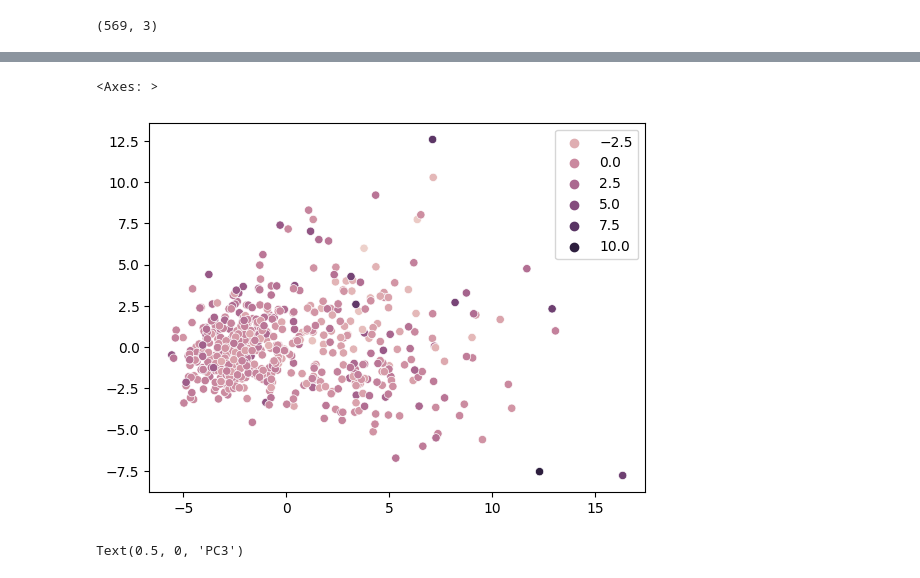
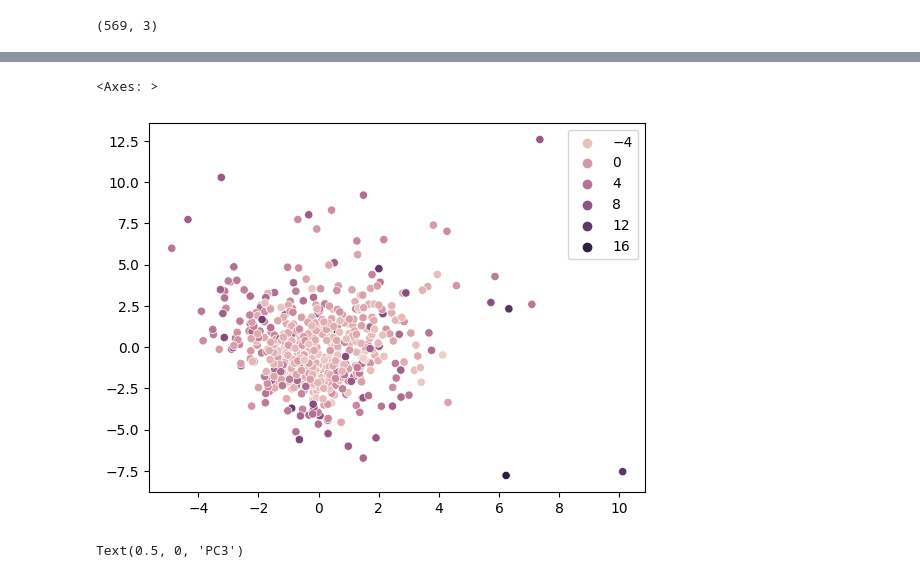
Before and after one commit to flyinacres/dimensionality, a Jupyter notebook: pcawp.ipynb, the cells around one changed output, grey strips where cells are left out. Saved outputs shown, nothing was run; the diff lists cells and outputs as text; code cells hidden in the pictures.

Commit message:
Experimenting with different plotting settings

```diff
--- a/pcawp.ipynb
+++ b/pcawp.ipynb
@@ -111,10 +106,10 @@ array([0, 0, 0, 0, 0, 0, 0, 0, 0, 0, 0, 0, 0, 0, 0, 0, 0, 0, 0, 1, 1, 1,
        1, 1, 1, 1, 1, 0, 1, 0, 0, 1, 1, 1, 1, 1, 1, 1, 1, 1, 1, 1, 1, 1,
        1, 1, 1, 1, 1, 1, 1, 1, 1, 1, 1, 1, 0, 0, 0, 0, 0, 0, 1])
 # %%
-sns.scatterplot(x=x[:,0], y=x[:,1], hue=x[:,2])
+sns.scatterplot(x=x[:,2], y=x[:,1], hue=x[:,0])
 # %% [output]
 <Axes: >
-[figure, old version]
+[figure, new version]
 # %%
 # import relevant libraries for 3d graph
 from mpl_toolkits.mplot3d import Axes3D
```
Also changed, not shown: parts of 4 cells of this notebook.
